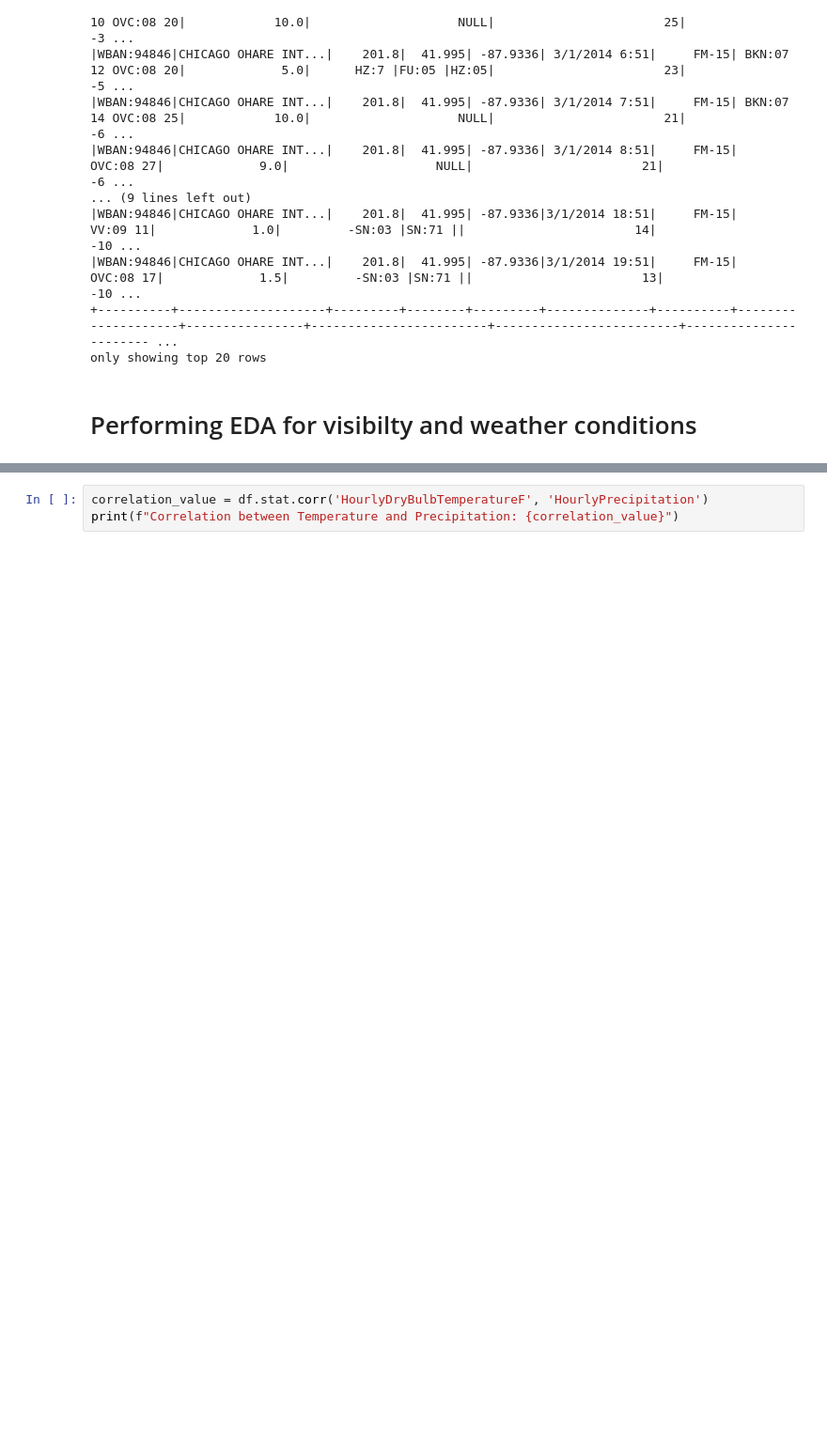
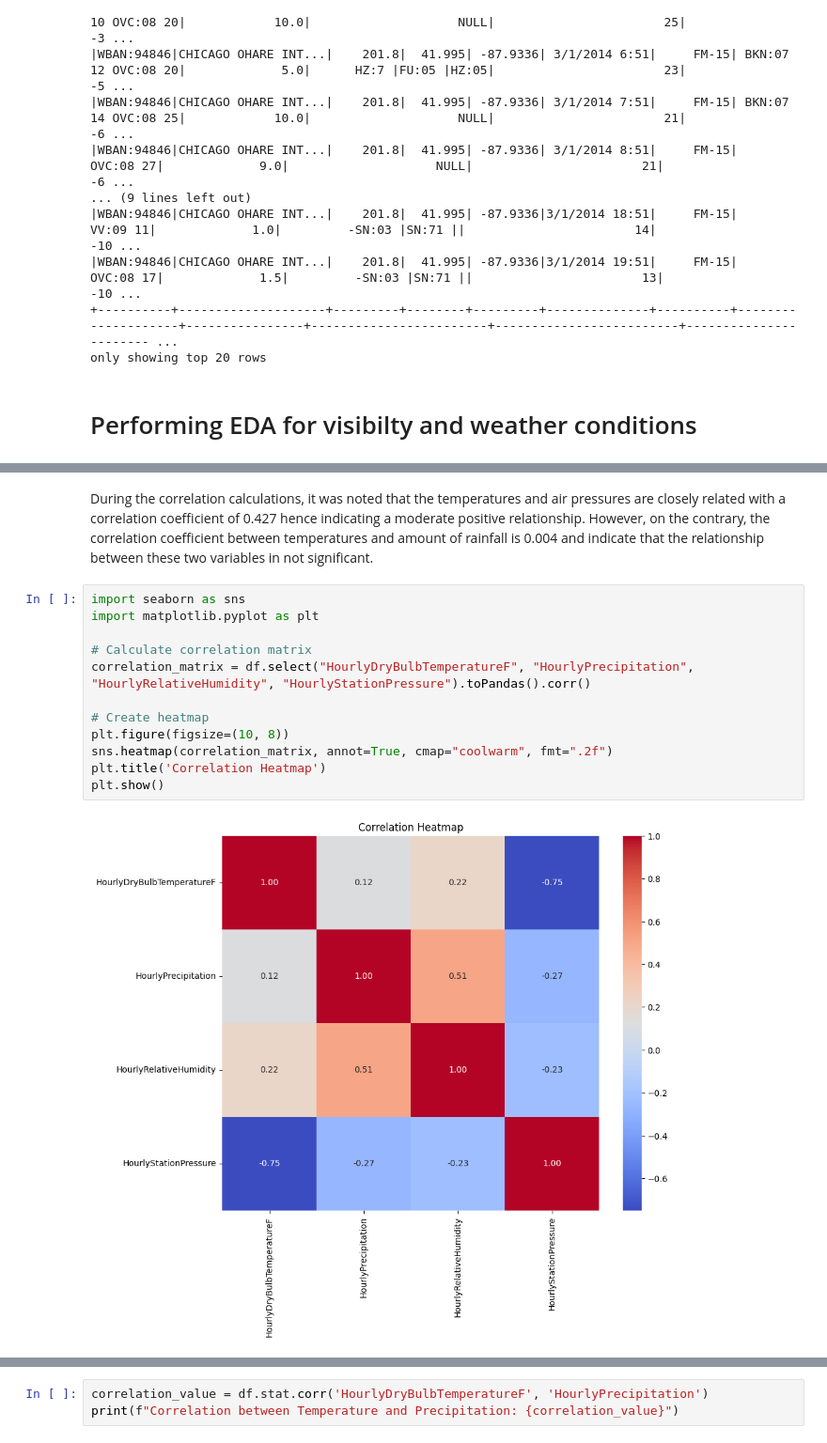
Before and after one commit to poojab2813/603-project, a Jupyter notebook: 603_project.ipynb, the cells around one changed output, grey strips where cells are left out. Shown at 94% size. Saved outputs shown, nothing was run; the diff lists cells and outputs as text; blank space fills up the shorter version.

```diff
--- a/603_project.ipynb
+++ b/603_project.ipynb
@@ -138,0 +143,16 @@ only showing top 20 rows
+# %% [markdown]
+During the correlation calculations, it was noted that the temperatures and air pressures are closely related with a correlation coefficient of 0.427 hence indicating a moderate positive relationship. However, on the contrary, the correlation coefficient between temperatures and amount of rainfall is 0.004 and indicate that the relationship between these two variables in not significant.
+# %%
+import seaborn as sns
+import matplotlib.pyplot as plt
+
+# Calculate correlation matrix
+correlation_matrix = df.select("HourlyDryBulbTemperatureF", "HourlyPrecipitation", "HourlyRelativeHumidity", "HourlyStationPressure").toPandas().corr()
+
+# Create heatmap
+plt.figure(figsize=(10, 8))
+sns.heatmap(correlation_matrix, annot=True, cmap="coolwarm", fmt=".2f")
+plt.title('Correlation Heatmap')
+plt.show()
+# %% [output]
+[figure, added]
```
Also changed, not shown: parts of 43 cells of this notebook.
